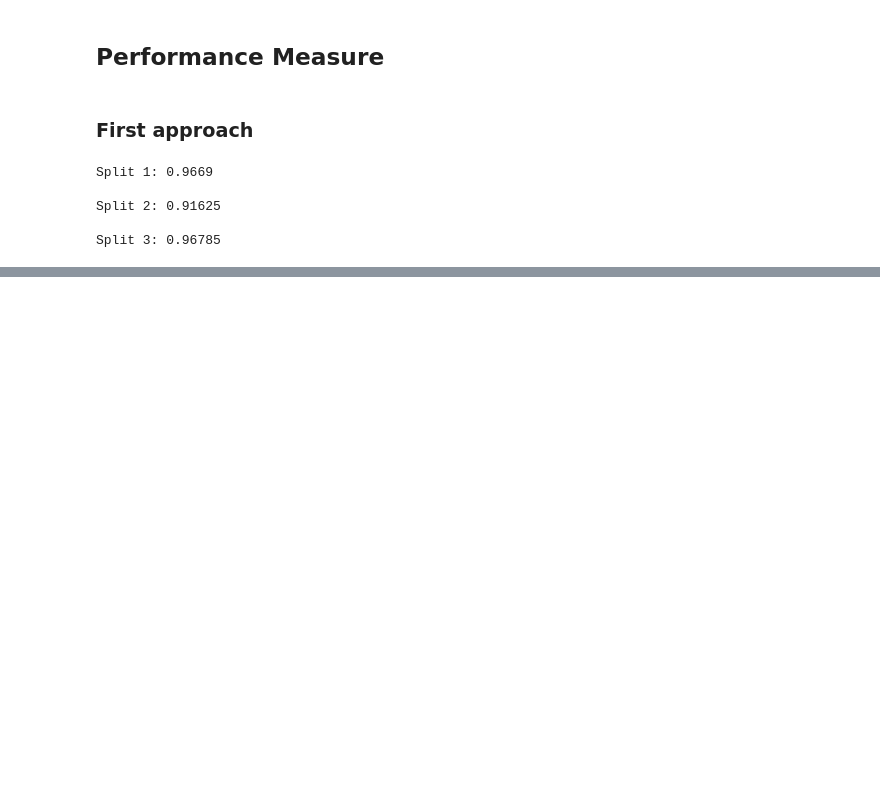
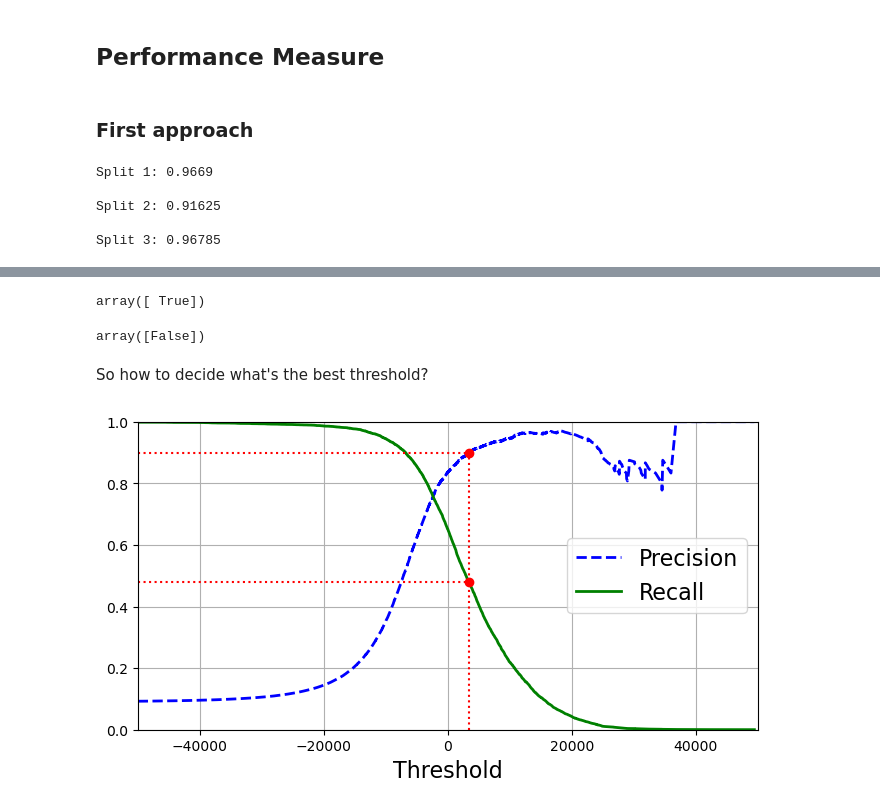
Before and after one commit to 4r7hu3/ML-projects, a Jupyter notebook: Cap3/Project2_Cap3.ipynb, the cells around one changed output, grey strips where cells are left out. Saved outputs shown, nothing was run; the diff lists cells and outputs as text; code cells hidden in the pictures; blank space fills up the shorter version.

```diff
--- a/Cap3/Project2_Cap3.ipynb
+++ b/Cap3/Project2_Cap3.ipynb
@@ -101,0 +196,50 @@ Split 3: 0.96785
+# %%
+y_scores = sgd_clf.decision_function([some_digit])
+y_scores # array([2164.22030239])
+threshold = 0
+y_some_digit_pred = (y_scores > threshold)
+y_some_digit_pred # as the threshold is lower than the score, the classifier is right about it's prediction
+# %% [output]
+array([ True])
+# %%
+threshold = 8000
+y_some_digit_pred = (y_scores > threshold)
+y_some_digit_pred # now, as the threshold increases, the classifier's error is bigger, decreasing the recall
+# %% [output]
+array([False])
+# %% [markdown]
+So how to decide what's the best threshold?
+# %%
+# get the scores for all the predictions
+y_scores = cross_val_predict(sgd_clf, X_train, y_train_5, cv=3, method='decision_function')
+
+# compute the precision/score function
+from sklearn.metrics import precision_recall_curve
+
+precisions, recalls, thresholds = precision_recall_curve(y_train_5, y_scores)
+
+
+# function to plot a trade-off chart
+def plot_precision_recall_threshold(precisions, recalls, thresholds):
+    plt.plot(thresholds, precisions[:-1], "b--", label='Precision', linewidth=2)
+    plt.plot(thresholds, recalls[:-1], "g-", label='Recall', linewidth=2)
+    plt.legend(loc='center right', fontsize=16)
+    plt.xlabel('Threshold', fontsize=16)
+    plt.grid(True)
+    plt.axis([-50_000, 50_000, 0, 1])
+
+
+recall_90_precision = recalls[np.argmax(precisions >= 0.9)]
+threshold_90_precision = thresholds[np.argmax(precisions >= 0.9)]
+
+
+plt.figure(figsize=(8,4))
+plot_precision_recall_threshold(precisions, recalls, thresholds)
+plt.plot([threshold_90_precision, threshold_90_precision], [0, 0.9], "r:")
+plt.plot([-50_000, threshold_90_precision], [0.9, 0.9], "r:")
+plt.plot([-50_000, threshold_90_precision], [recall_90_precision, recall_90_precision], "r:")
+plt.plot([threshold_90_precision], [0.9], "ro")
+plt.plot([threshold_90_precision], [recall_90_precision], "ro")
+plt.show()
+# %% [output]
+[figure, added]
```
Also changed, not shown: parts of 69 cells of this notebook, 1 other file.
